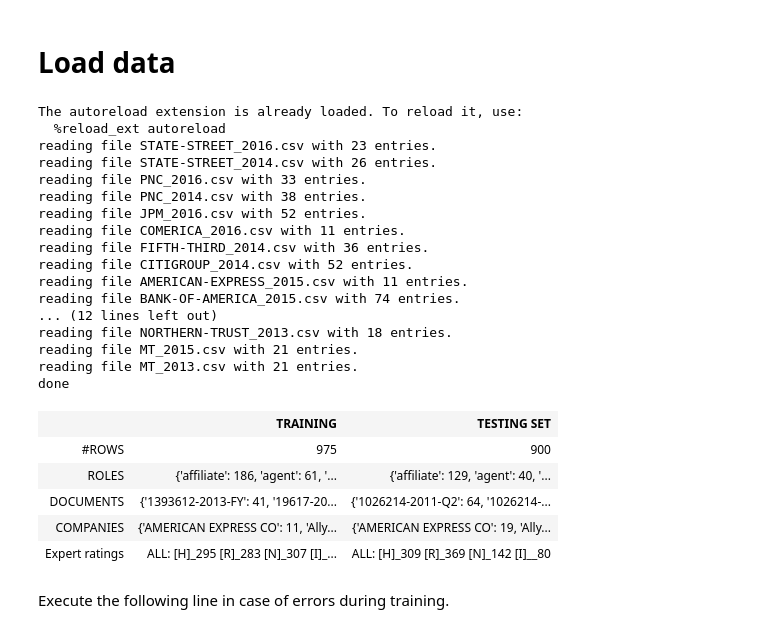
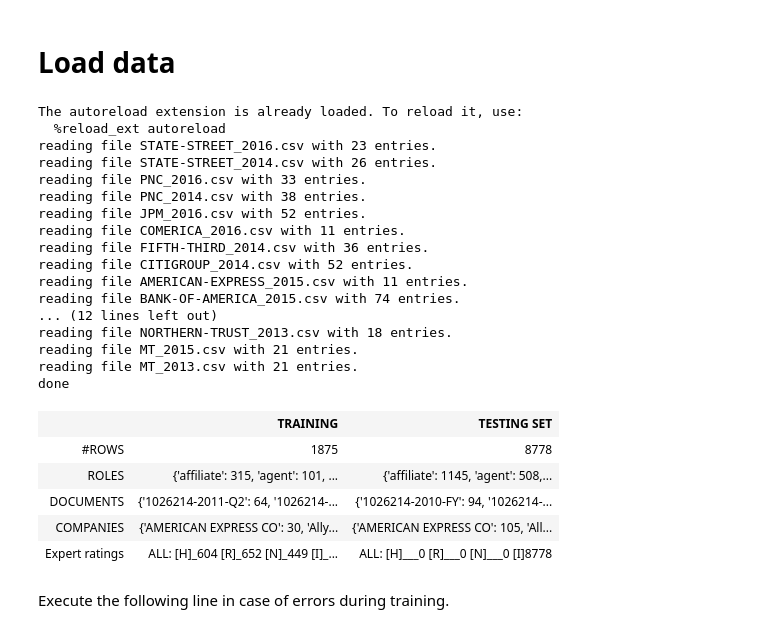
Before and after one commit to TimRepke/feiii2017, a Jupyter notebook: FEIII_final_scoring.ipynb, the cells around one changed output. Saved outputs shown, nothing was run; the diff lists cells and outputs as text; code cells hidden in the pictures.

```diff
--- a/FEIII_final_scoring.ipynb
+++ b/FEIII_final_scoring.ipynb
@@ -27,7 +27,7 @@ from code.feiii_pipeline import FeiiiPipeline
 def pp(obj):
     return pprint.pformat(obj).replace('\n','<br />')
 
-data = DataHolder(eval_docs=2)
+data = DataHolder(eval_docs=2, combinetraintest=True)
 print('done')
 
 out = '<table><tr><th></th><th>TRAINING</th><th>TESTING SET</th></tr>'
@@ -45,38 +45,38 @@ for c in data.train_full.filter(regex=("RATING")):
         tmp.get("Highly relevant", 0), tmp.get("Relevant", 0),
         tmp.get("Neutral", 0),tmp.get("Irrelevant", 0),
         tmp.get(np.nan, 0), c)
 out+= '</td><td>'
 tmp = Counter(data.test['rating'])
 out+= "ALL: [H]{:_>4d} [R]{:_>4d} [N]{:_>4d} [I]{:_>4d}<br/>".format(
     tmp.get('highly',0),tmp.get('relevant',0),tmp.get('neutral',0),tmp.get('irrelevant',0))
 out+= '</td></tr>'
 out+= '</table>'
 
 HTML(out)
 # %% [output]
 The autoreload extension is already loaded. To reload it, use:
   %reload_ext autoreload
 reading file STATE-STREET_2016.csv with 23 entries.
 reading file STATE-STREET_2014.csv with 26 entries.
 reading file PNC_2016.csv with 33 entries.
 reading file PNC_2014.csv with 38 entries.
 reading file JPM_2016.csv with 52 entries.
 reading file COMERICA_2016.csv with 11 entries.
 reading file FIFTH-THIRD_2014.csv with 36 entries.
 reading file CITIGROUP_2014.csv with 52 entries.
 reading file AMERICAN-EXPRESS_2015.csv with 11 entries.
 reading file BANK-OF-AMERICA_2015.csv with 74 entries.
 ... (12 lines left out)
 reading file NORTHERN-TRUST_2013.csv with 18 entries.
 reading file MT_2015.csv with 21 entries.
 reading file MT_2013.csv with 21 entries.
 done
 |  | TRAINING | TESTING SET |
-| #ROWS | 975 | 900 |
-| ROLES | {'affiliate': 186, 'agent': 61, '... | {'affiliate': 129, 'agent': 40, '... |
-| DOCUMENTS | {'1393612-2013-FY': 41, '19617-20... | {'1026214-2011-Q2': 64, '1026214-... |
-| COMPANIES | {'AMERICAN EXPRESS CO': 11, 'Ally... | {'AMERICAN EXPRESS CO': 19, 'Ally... |
-| Expert ratings | ALL: [H]_295 [R]_283 [N]_307 [I]_... | ALL: [H]_309 [R]_369 [N]_142 [I]__80 |
+| #ROWS | 1875 | 8778 |
+| ROLES | {'affiliate': 315, 'agent': 101, ... | {'affiliate': 1145, 'agent': 508,... |
+| DOCUMENTS | {'1026214-2011-Q2': 64, '1026214-... | {'1026214-2010-FY': 94, '1026214-... |
+| COMPANIES | {'AMERICAN EXPRESS CO': 30, 'Ally... | {'AMERICAN EXPRESS CO': 105, 'All... |
+| Expert ratings | ALL: [H]_604 [R]_652 [N]_449 [I]_... | ALL: [H]___0 [R]___0 [N]___0 [I]8778 |
 # %%
 from sklearn.feature_extraction.text import CountVectorizer
 from sklearn.feature_extraction.text import TfidfTransformer
```
Also changed, not shown: parts of 14 cells of this notebook.
